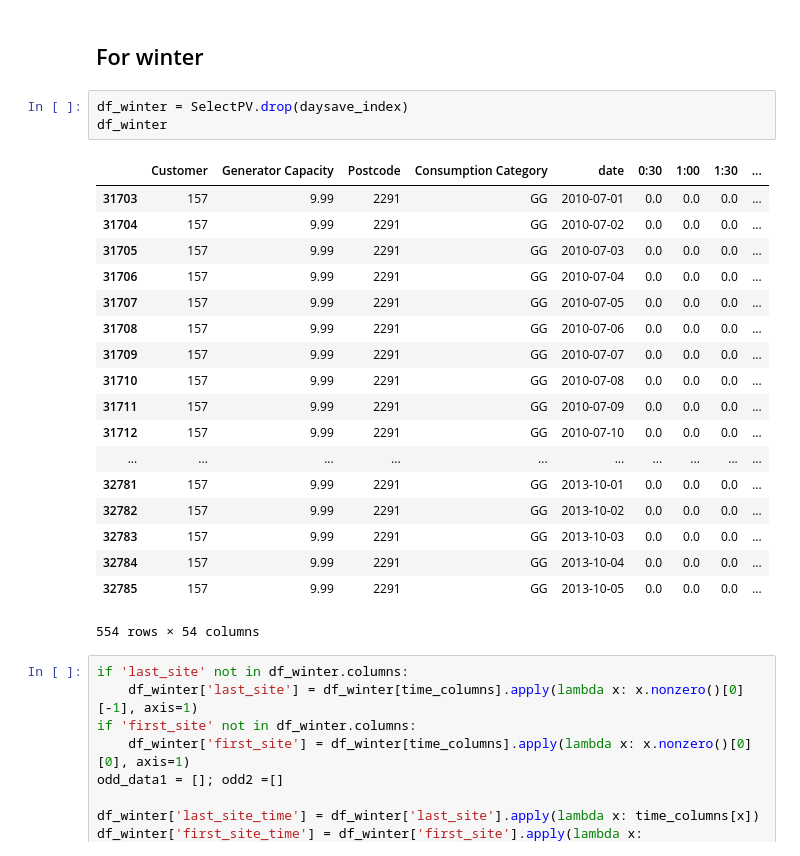
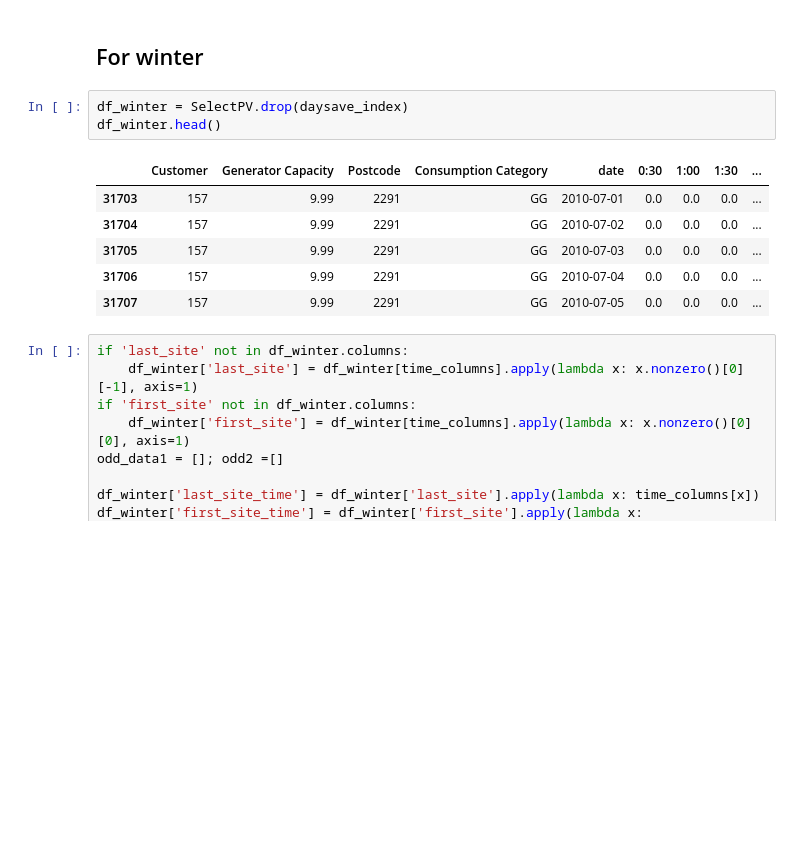
Before and after one commit to TakuKaneda/PVScenarioGenerator, a Jupyter notebook: preprocessing/Data Cleaning.ipynb, the cells around one changed output. Drawn from its saved outputs; the diff is of its cells as text; blank space fills up the shorter version.

```diff
--- a/preprocessing/Data Cleaning.ipynb
+++ b/preprocessing/Data Cleaning.ipynb
@@ -223,26 +199,14 @@ daysave_index = SelectPV[((start_daysaving[0] <= SelectPV['date']) &  (SelectPV[
 ## For winter
 # %%
 df_winter = SelectPV.drop(daysave_index)
-df_winter
+df_winter.head()
 # %% [output]
 |  | Customer | Generator Capacity | Postcode | Consumption Category | date | 0:30 | 1:00 | 1:30 | ... |
 | 31703 | 157 | 9.99 | 2291 | GG | 2010-07-01 | 0.0 | 0.0 | 0.0 | ... |
 | 31704 | 157 | 9.99 | 2291 | GG | 2010-07-02 | 0.0 | 0.0 | 0.0 | ... |
 | 31705 | 157 | 9.99 | 2291 | GG | 2010-07-03 | 0.0 | 0.0 | 0.0 | ... |
 | 31706 | 157 | 9.99 | 2291 | GG | 2010-07-04 | 0.0 | 0.0 | 0.0 | ... |
 | 31707 | 157 | 9.99 | 2291 | GG | 2010-07-05 | 0.0 | 0.0 | 0.0 | ... |
-| 31708 | 157 | 9.99 | 2291 | GG | 2010-07-06 | 0.0 | 0.0 | 0.0 | ... |
-| 31709 | 157 | 9.99 | 2291 | GG | 2010-07-07 | 0.0 | 0.0 | 0.0 | ... |
-| 31710 | 157 | 9.99 | 2291 | GG | 2010-07-08 | 0.0 | 0.0 | 0.0 | ... |
-| 31711 | 157 | 9.99 | 2291 | GG | 2010-07-09 | 0.0 | 0.0 | 0.0 | ... |
-| 31712 | 157 | 9.99 | 2291 | GG | 2010-07-10 | 0.0 | 0.0 | 0.0 | ... |
-| ... | ... | ... | ... | ... | ... | ... | ... | ... | ... |
-| 32781 | 157 | 9.99 | 2291 | GG | 2013-10-01 | 0.0 | 0.0 | 0.0 | ... |
-| 32782 | 157 | 9.99 | 2291 | GG | 2013-10-02 | 0.0 | 0.0 | 0.0 | ... |
-| 32783 | 157 | 9.99 | 2291 | GG | 2013-10-03 | 0.0 | 0.0 | 0.0 | ... |
-| 32784 | 157 | 9.99 | 2291 | GG | 2013-10-04 | 0.0 | 0.0 | 0.0 | ... |
-| 32785 | 157 | 9.99 | 2291 | GG | 2013-10-05 | 0.0 | 0.0 | 0.0 | ... |
-554 rows × 54 columns
 # %%
 if 'last_site' not in df_winter.columns:
     df_winter['last_site'] = df_winter[time_columns].apply(lambda x: x.nonzero()[0][-1], axis=1)
```
Also changed, not shown: parts of 4 cells of this notebook, 1 other file.
